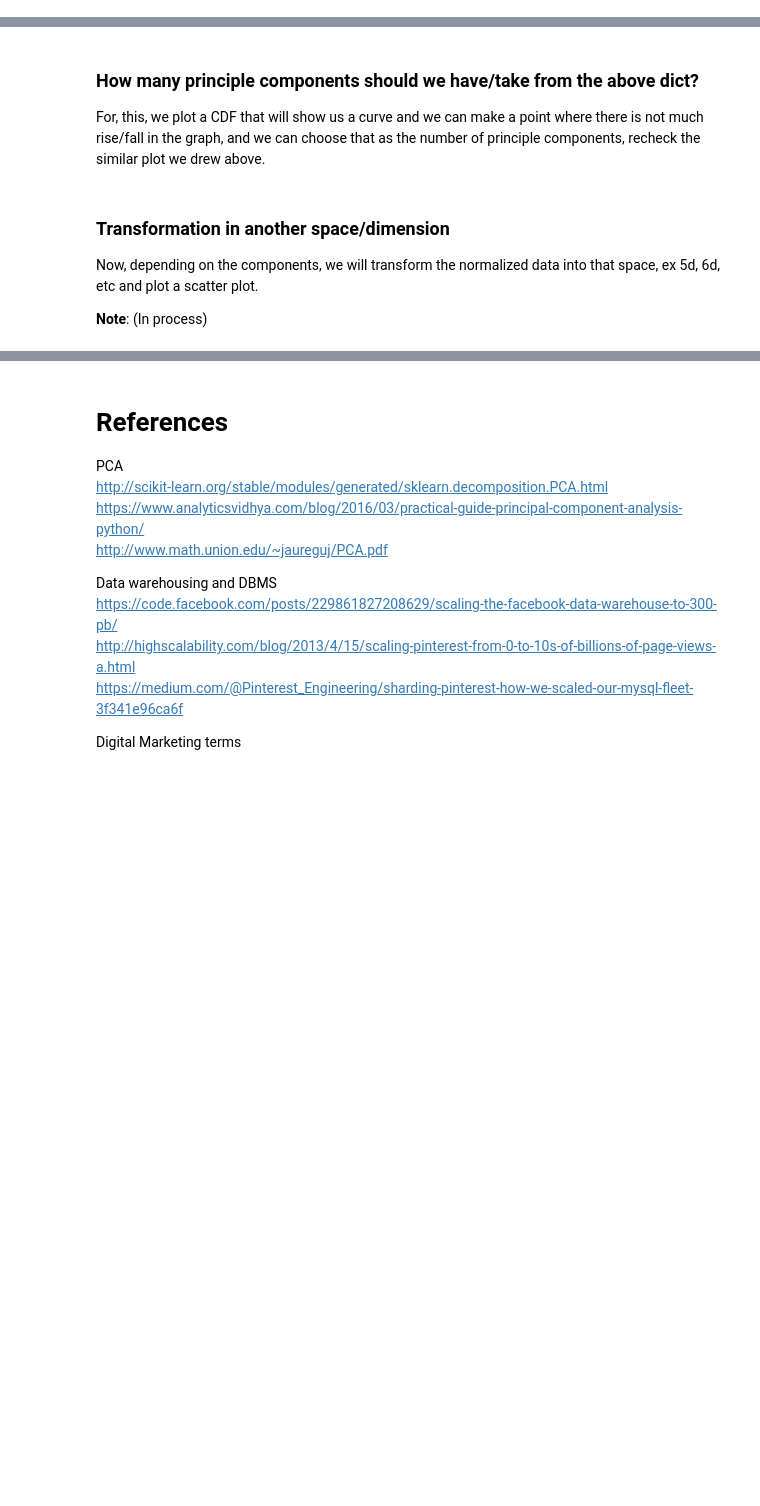
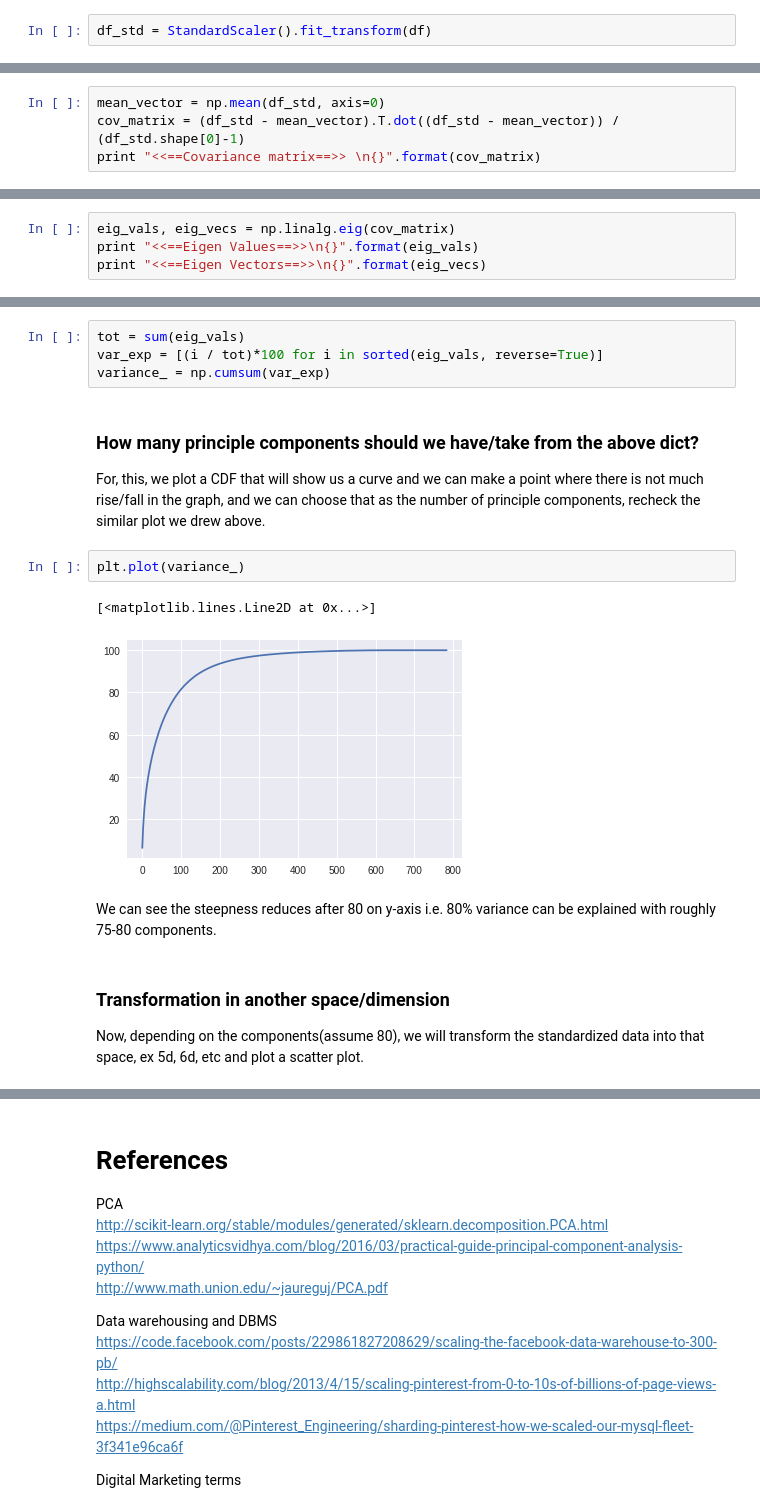
Before and after one commit to vikramriyer/Dimentionality_Reduction_with_PCA_and_t-SNE, a Jupyter notebook: PCA_on_MNIST_dataset.ipynb, the cells around one changed output, grey strips where cells are left out. Saved outputs shown, nothing was run; the diff lists cells and outputs as text; blank space fills up the shorter version.

```diff
--- a/PCA_on_MNIST_dataset.ipynb
+++ b/PCA_on_MNIST_dataset.ipynb
@@ -205 +210,3 @@ We will see the t-SNE notebook which makes it much more visible and the distinct
+# %%
+df_std = StandardScaler().fit_transform(df)
 # %% [markdown]
@@ -209,3 +214,7 @@ We will see the t-SNE notebook which makes it much more visible and the distinct
 Let's start by calculating the covariance matrix, which is nothing but the normalized/standardized matrix, remember we talked above why normalization is necessary.
 # %% [markdown]
 $${CoVariance Matrix} = {1/n-1}*{\sum_{i=1}^n (X_i - X_{mean})^T(X_i - X_{mean})}$$
+# %%
+mean_vector = np.mean(df_std, axis=0)
+cov_matrix = (df_std - mean_vector).T.dot((df_std - mean_vector)) / (df_std.shape[0]-1)
+print "<<==Covariance matrix==>> \n{}".format(cov_matrix)
@@ -213,3 +244,7 @@ $${CoVariance Matrix} = {1/n-1}*{\sum_{i=1}^n (X_i - X_{mean})^T(X_i - X_{mean})
 ### Eigen Decomposition
 On performing the eigen decomposition on the above matrix, we get the eigen values as well as the eigen vectors (principle components) using some numpy functions, calculating of eigen vectors and values manually isn't required as we have a library to support this <br>
 **eig_vals, eig_vecs = np.linalg.eig(CoVariance_matrix)**
+# %%
+eig_vals, eig_vecs = np.linalg.eig(cov_matrix)
+print "<<==Eigen Values==>>\n{}".format(eig_vals)
+print "<<==Eigen Vectors==>>\n{}".format(eig_vecs)
@@ -223,8 +290,17 @@ We can add the eig_vals and eig_vecs in a dictionary, then do a python sort meth
+# %%
+tot = sum(eig_vals)
+var_exp = [(i / tot)*100 for i in sorted(eig_vals, reverse=True)]
+variance_ = np.cumsum(var_exp)
 # %% [markdown]
 ### How many principle components should we have/take from the above dict?
 For, this, we plot a CDF that will show us a curve and we can make a point where there is not much rise/fall in the graph, and we can choose that as the number of principle components, recheck the similar plot we drew above.
+# %%
+plt.plot(variance_)
+# %% [output]
+[<matplotlib.lines.Line2D at 0x...>]
+[figure, added]
+# %% [markdown]
+We can see the steepness reduces after 80 on y-axis i.e. 80% variance can be explained with roughly 75-80 components.
 # %% [markdown]
 ### Transformation in another space/dimension
-Now, depending on the components, we will transform the normalized data into that space, ex 5d, 6d, etc and plot a scatter plot.
-
-**Note**: (In process)
+Now, depending on the components(assume 80), we will transform the standardized data into that space, ex 5d, 6d, etc and plot a scatter plot.
```
Also changed, not shown: parts of 20 cells of this notebook.
